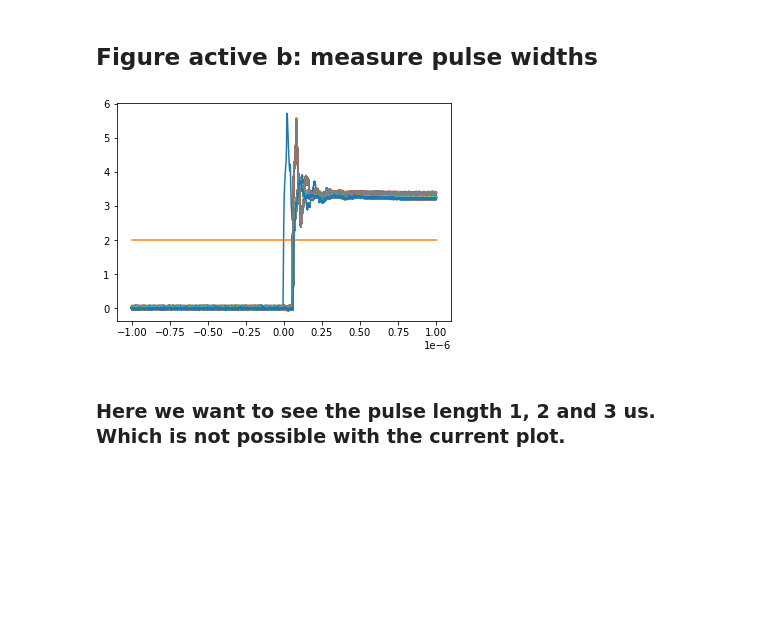
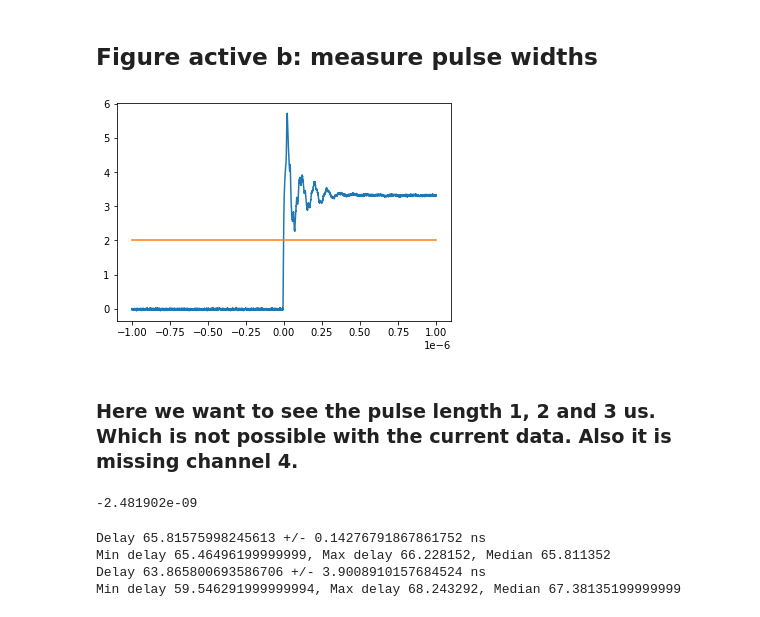
Before and after one commit to mufpga/analysis, a Jupyter notebook: data_exploration.ipynb, the cells around one changed output. Saved outputs shown, nothing was run; the diff lists cells and outputs as text; code cells hidden in the pictures; blank space fills up the shorter version.

```diff
--- a/data_exploration.ipynb
+++ b/data_exploration.ipynb
@@ -424,8 +450,28 @@ ch3 = load_all('2_figure_active_b/ch3')
 ch4 = load_all('2_figure_active_b/ch4')
 # %%
 # show data
-plot_multichannel(cam, [ch2, ch3, ch4])
+plot_multichannel(cam, [ch4])
 # %% [output]
-[figure, old version]
+[figure, new version]
 # %% [markdown]
-### Here we want to see the pulse length 1, 2 and 3 us. Which is not possible with the current plot.
+### Here we want to see the pulse length 1, 2 and 3 us. Which is not possible with the current data. Also it is missing channel 4.
+# %%
+# cam threshold
+t0 = cam[np.argmax(cam[:,1] >= 2), 0]
+print(t0)
+# %% [output]
+-2.481902e-09
+# %%
+# compute delay
+delays_ch2 = (get_delays(ch2)-t0)*1_000_000_000  # to ns
+delays_ch3 = (get_delays(ch3)-t0)*1_000_000_000  # to ns
+print(f'Delay {np.mean(delays_ch2)} +/- {np.std(delays_ch2)} ns')
+print(f'Min delay {np.min(delays_ch2)}, Max delay {np.max(delays_ch2)}, Median {np.median(delays_ch2)}')
+
+print(f'Delay {np.mean(delays_ch3)} +/- {np.std(delays_ch3)} ns')
+print(f'Min delay {np.min(delays_ch3)}, Max delay {np.max(delays_ch3)}, Median {np.median(delays_ch3)}')
+# %% [output]
+Delay 65.81575998245613 +/- 0.14276791867861752 ns
+Min delay 65.46496199999999, Max delay 66.228152, Median 65.811352
+Delay 63.865800693586706 +/- 3.9008910157684524 ns
+Min delay 59.546291999999994, Max delay 68.243292, Median 67.38135199999999
```
Also changed, not shown: parts of 8 cells of this notebook, 1 other file.
